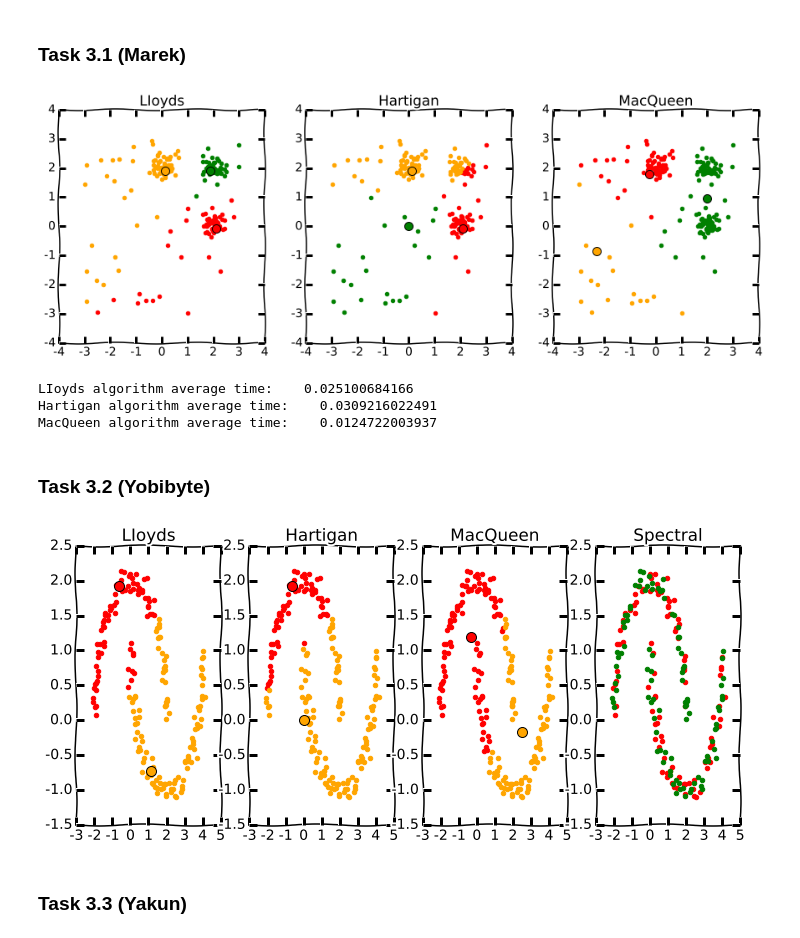
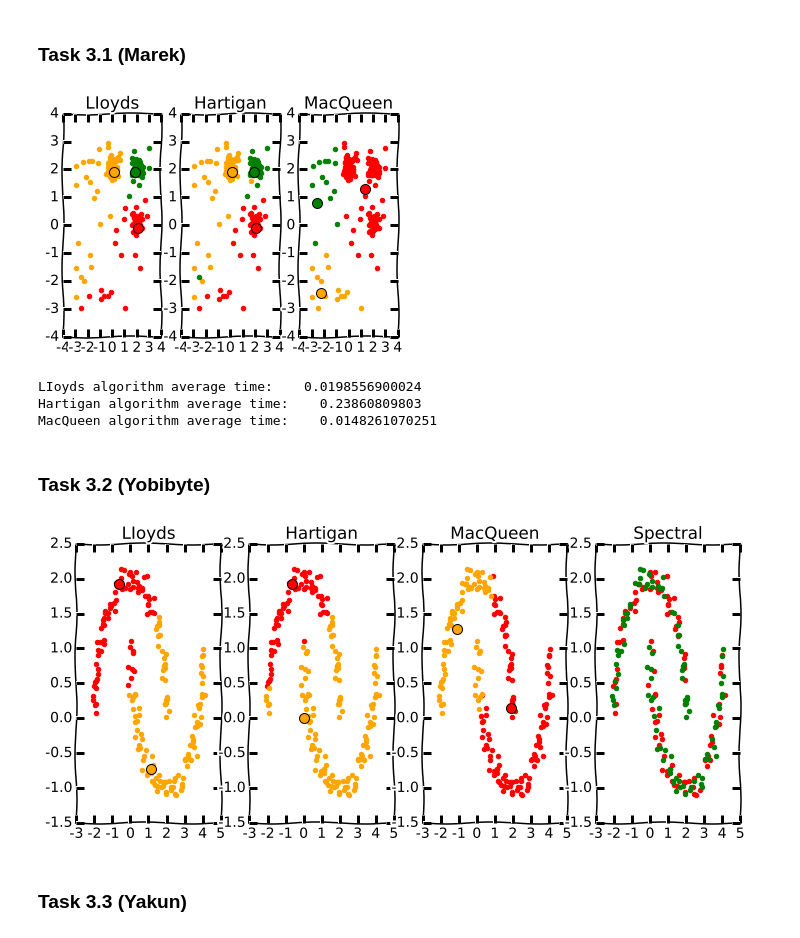
Before and after one commit to liyakun/Pattern-Recognition, a Jupyter notebook: ThirdProject/src3.ipynb, the cells around one changed output. Saved outputs shown, nothing was run; the diff lists cells and outputs as text; code cells hidden in the pictures.

Commit message:
correction of last Hartigan implementation

```diff
--- a/ThirdProject/src3.ipynb
+++ b/ThirdProject/src3.ipynb
@@ -22,6 +22,7 @@ WARNING: pylab import has clobbered these variables: ['random']
 # %% [markdown]
 ### Task 3.1 (Marek)
 # %%
+
 def calcDistance(center, point):
     return np.sqrt(np.power(center[0] - point[0], 2) + np.power(center[1] - point[1], 2))
 
@@ -83,13 +84,6 @@ def calcMeanOfCenter(centers, index, i):
 
     return centers
 
-def calNumOfCenter(index, i):
-    count = 0
-    for j in range(len(index)):
-        if index[j] == i:
-            ++count
-    return count
-
 def determineWinnerCentroid(centers, x):
     min_dist = sys.float_info.max
     center_index = -1
@@ -148,19 +142,16 @@ def Hartigan(data, k):
     for i in range(0, k):
         centers = calcMeanOfCenter(centers, index, i)
 
-    # compute object function result for each cluster
-    # object_result = [calculateObjectiveFunction(centers, data, index)]
-
     converged = False
     # loop until there is no change in assignment to clusters
     while converged is False:
         for j in range(len(data[0, :])):
             init_center = index[j]  # get center i of point j
-            size = calNumOfCenter(index, init_center)
+            #size = sum((index) == init_center)
             index[j] = -1  # remove point j from center
-            centers[init_center, 0] * size - data[:, j][0]/ (size-1)
-            centers[init_center, 1] * size - data[:, j][1]/ (size-1)
-            #centers = calcMeanOfCenter(centers, index, init_center)  # recalculate mean for center i
+            #centers[init_center, 0] = (centers[init_center, 0] * size - data[:, j][0]) / (size-1)
+            #centers[init_center, 1] = (centers[init_center, 1] * size - data[:, j][1]) / (size-1)
+            centers = calcMeanOfCenter(centers, index, init_center)  # recalculate mean for center i
             min_error = sys.float_info.max
             proper_cluster = -1
 
@@ -174,11 +165,11 @@ def Hartigan(data, k):
             if proper_cluster == init_center:  # if change in assignment to centers was found
                 converged = True  # continue iterations
 
+            #size = sum((index) == proper_cluster)
             index[j] = proper_cluster  # assign point to cluster for which objective function is the lowest
-            size = calNumOfCenter(index, proper_cluster)
-            centers[proper_cluster, 0] * size + data[:, j][0]/ (size+1)
-            centers[proper_cluster, 1] * size + data[:, j][1]/ (size+1)
-            #centers = calcMeanOfCenter(centers, index, proper_cluster)  # recalculate mean for center i
+            #centers[proper_cluster, 0] = (centers[proper_cluster, 0] * size + data[:, j][0])/ (size+1)
+            #centers[proper_cluster, 1] =(centers[proper_cluster, 1] * size + data[:, j][1])/ (size+1)
+            centers = calcMeanOfCenter(centers, index, proper_cluster)  # recalculate mean for center i
 
     return index, centers
 
@@ -216,7 +207,6 @@ def plotData(data , indexes , centers , k,  str, axs):
     axs.set_title(str)
     return axs
 
-
 def measureAlgRunTimes(data):
     start = time.time()
     for i in range(10):
@@ -243,29 +233,27 @@ def measureAlgRunTimes(data):
     print "MacQueen algorithm average time:   ",avg_time
 # %%
 data = np.loadtxt('resources/data-clustering-1.csv', None, comments='#', delimiter=',')
-
-fig = plt.figure(figsize=(15,5))
+fig = plt.figure()
 axs1 = fig.add_subplot(131)
 axs2 = fig.add_subplot(132)
 axs3 = fig.add_subplot(133)
 
-[indexes, centers] = LIoyds(data , 3)
-axs1 = plotData(data,indexes,centers, 3, "LIoyds" , axs1)
+[indexes, centers] = LIoyds(data, 3)
+axs1 = plotData(data, indexes, centers, 3, "LIoyds", axs1)
 
-[indexes, centers] = Hartigan(data , 3)
-axs2 = plotData(data,indexes,centers, 3, "Hartigan", axs2)
+[indexes, centers] = Hartigan(data, 3)
+axs2 = plotData(data, indexes, centers, 3, "Hartigan", axs2)
 
-[indexes, centers] = MacQueen(data , 3)
-axs3 = plotData(data,indexes,centers, 3, "MacQueen", axs3)
+[indexes, centers] = MacQueen(data, 3)
+axs3 = plotData(data, indexes, centers, 3, "MacQueen", axs3)
 
 plt.show()
-
 measureAlgRunTimes(data)
 # %% [output]
-[figure, old version]
+[figure, new version]
-LIoyds algorithm average time:    0.025100684166
-Hartigan algorithm average time:    0.0309216022491
-MacQueen algorithm average time:    0.0124722003937
+LIoyds algorithm average time:    0.0198556900024
+Hartigan algorithm average time:    0.23860809803
+MacQueen algorithm average time:    0.0148261070251
 # %% [markdown]
 ### Task 3.2 (Yobibyte)
 # %%
@@ -323,7 +311,7 @@ axs4.scatter(cluster2[0],cluster2[1], color='g')
 axs4.set_title('Spectral')
 plt.show()
 # %% [output]
-[figure, old version]
+[figure, new version]
 # %% [markdown]
 ### Task 3.3 (Yakun)
 # %%
```
Also changed, not shown: parts of 3 cells of this notebook, 1 other file.
